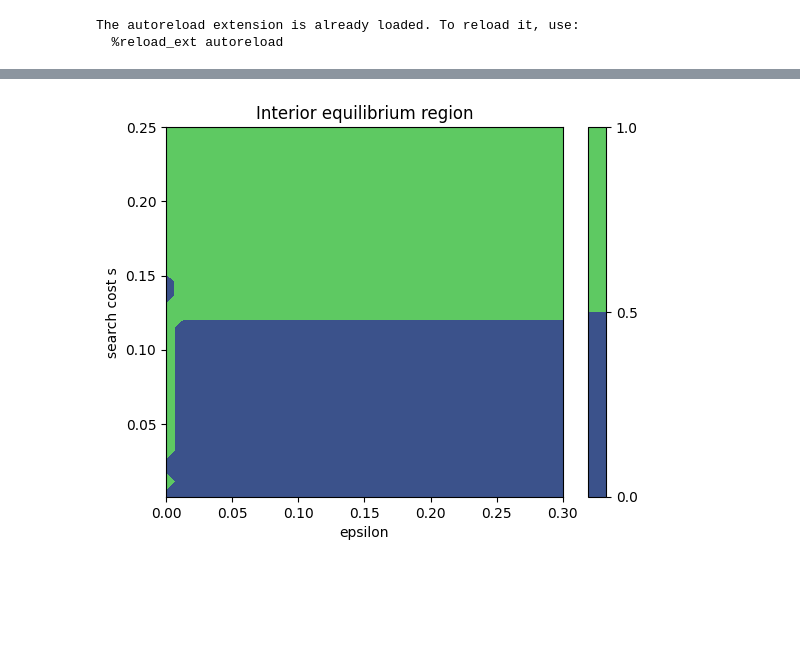
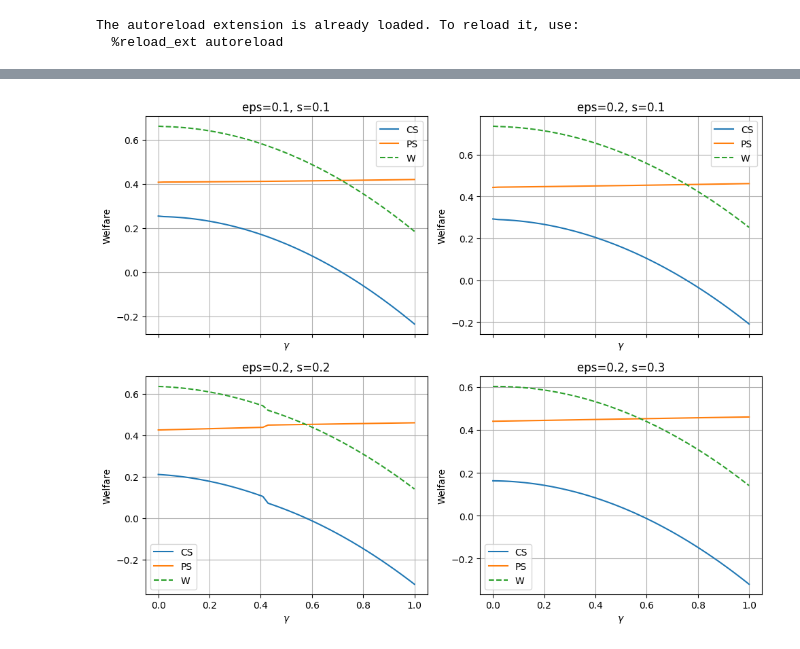
Before and after one commit to lkh927/masters2026, a Jupyter notebook: Model.ipynb, the cells around one changed output, grey strips where cells are left out. Cells and saved outputs as stored; diff of their text form; code cells hidden in the pictures; blank space fills up the shorter version.

Commit message:
decision on non-variance version + figures etc

```diff
--- a/Model.ipynb
+++ b/Model.ipynb
@@ -17,13 +17,13 @@ The autoreload extension is already loaded. To reload it, use:
   %reload_ext autoreload
 # %%
 eps = 0.1
-s = 0.25
-
-sol = model.solve_equilibrium(eps, s)
+s = 0.2
+gamma = 0.2
+sol = model.solve_equilibrium_o(eps, s, gamma)
 
 print("Equilibrium:", sol)
 
-check = model.check_interior(sol["p1"], sol["p2"], eps, s)
+check = model.check_interior(sol["p1"], sol["p2"], eps, s, gamma)
 
 print("Interior check:", check)
 # %% [output]
@@ -41,7 +41,7 @@ for eps in eps_grid:
 
         try:
             p1, p2, converged = model.solve_equilibrium(
-                eps, s,
+                eps, s, gamma,
                 p1_init=prev_p1,
                 p2_init=prev_p2
             )
@@ -50,8 +50,8 @@ for eps in eps_grid:
             prev_p1, prev_p2 = p1, p2
 
             # compute objects
-            theta = model.theta_star(p1, p2, eps, s)
-            interior = model.check_interior(p1, p2, eps, s)["interior"]
+            theta = model.theta_star(p1, p2, eps, s, gamma)
+            interior = model.check_interior(p1, p2, eps, s, gamma)["interior"]
 
             results.append({
                 "eps": eps,
@@ -113,10 +83,31 @@ plt.show()
-# %%
-plt.figure()
-plt.contourf(eps_grid, s_grid, interior_mat.values)
-plt.colorbar()
-plt.title("Interior equilibrium region")
-plt.xlabel("epsilon")
-plt.ylabel("search cost s")
-plt.show()
-# %% [output]
-[figure, removed]
+# %%
+# Define parameter cases #
+
+gamma_grid = np.linspace(0, 1, 50)
+
+cases = [
+    (0.1, 0.1),
+    (0.2, 0.1),
+    (0.2, 0.2),
+    (0.2, 0.3)
+]
+# %%
+fig, axes = plt.subplots(2, 2, figsize=(10, 8), sharex=True)
+
+for ax, (eps, s) in zip(axes.flatten(), cases):
+
+    p1, p2, pi1, pi2, theta, CS, PS, W = model.compute_equilibrium_path(eps, s, gamma_grid)
+    ax.plot(gamma_grid, CS, label="CS")
+    ax.plot(gamma_grid, PS, label="PS")
+    ax.plot(gamma_grid, W, linestyle="--", label="W")
+
+    ax.set_title(f"eps={eps}, s={s}")
+    ax.set_xlabel(r"$\gamma$")
+    ax.set_ylabel("Welfare")
+    ax.legend()
+    ax.grid(True)
+
+plt.tight_layout()
+plt.show()
+# %% [output]
+[figure, added]
```
Also changed, not shown: parts of 6 cells of this notebook, 3 other files.
